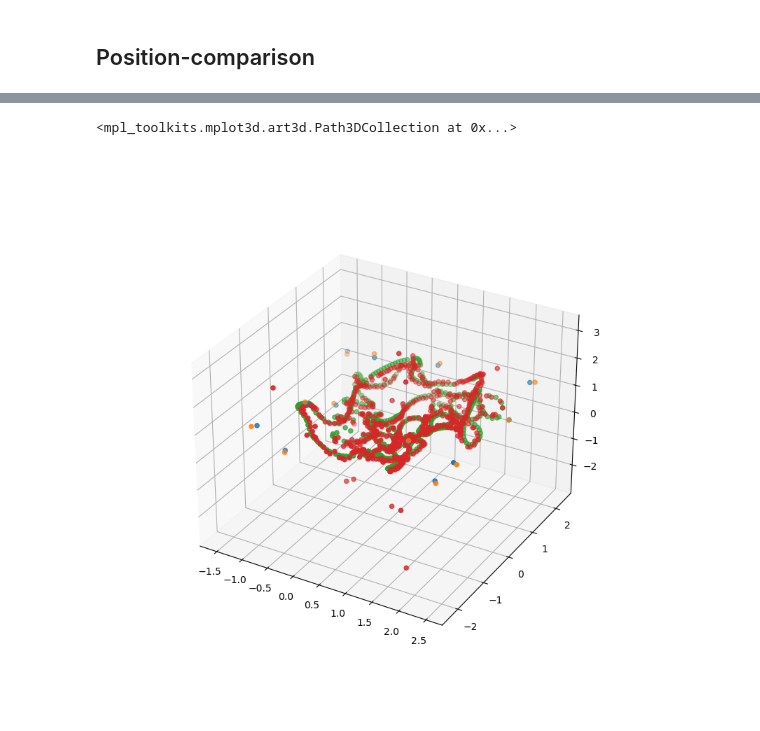
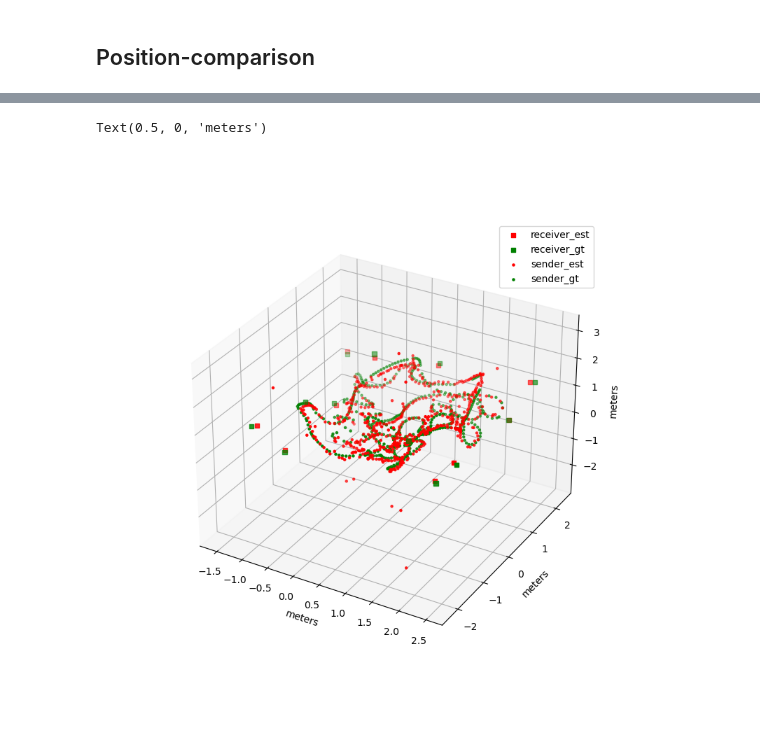
Before and after one commit to Etomer/structure-from-sound-python, a Jupyter notebook: slask/visualize_result.ipynb, the cells around one changed output, grey strips where cells are left out. Cells and saved outputs as stored; diff of their text form; code cells hidden in the pictures.

```diff
--- a/slask/visualize_result.ipynb
+++ b/slask/visualize_result.ipynb
@@ -90,21 +89,27 @@ plt.hist(res[res < 1], 30)
 # %%
 %matplotlib ipympl
 
 fig = plt.figure(figsize=(8, 8))
 ax = fig.add_subplot(projection='3d')
 
 
 ax.scatter(receiver_positions[:, 0],
-           receiver_positions[:, 1], receiver_positions[:, 2], 'r+')
+           receiver_positions[:, 1], receiver_positions[:, 2], c='r', marker="s")
 ax.scatter(receiver_gt_positions[:, 0],
-           receiver_gt_positions[:, 1], receiver_gt_positions[:, 2], 'bo')
+           receiver_gt_positions[:, 1], receiver_gt_positions[:, 2], c='g', marker="s")
 
-ax.scatter(sender_gt_positions[:, 0], sender_gt_positions[:, 1],
-           sender_gt_positions[:, 2], 'go')
+
 reasonable_ind = np.all(np.logical_and(
     sender_positions < approx_room_size, sender_positions > -approx_room_size), axis=1)
 ax.scatter(sender_positions[reasonable_ind, 0],
-           sender_positions[reasonable_ind, 1], sender_positions[reasonable_ind, 2], 'go')
+           sender_positions[reasonable_ind, 1], sender_positions[reasonable_ind, 2], c='r', marker=".")
+ax.scatter(sender_gt_positions[:, 0], sender_gt_positions[:, 1],
+           sender_gt_positions[:, 2], c='g', marker=".")
+ax.legend(["receiver_est", "receiver_gt", "sender_est", "sender_gt"])
+
+ax.set_xlabel('meters')
+ax.set_ylabel('meters')
+ax.set_zlabel('meters')
 # %% [output]
-<mpl_toolkits.mplot3d.art3d.Path3DCollection at 0x...>
+Text(0.5, 0, 'meters')
-[figure, old version]
+[figure, new version]
```
Also changed, not shown: parts of 3 cells of this notebook.
